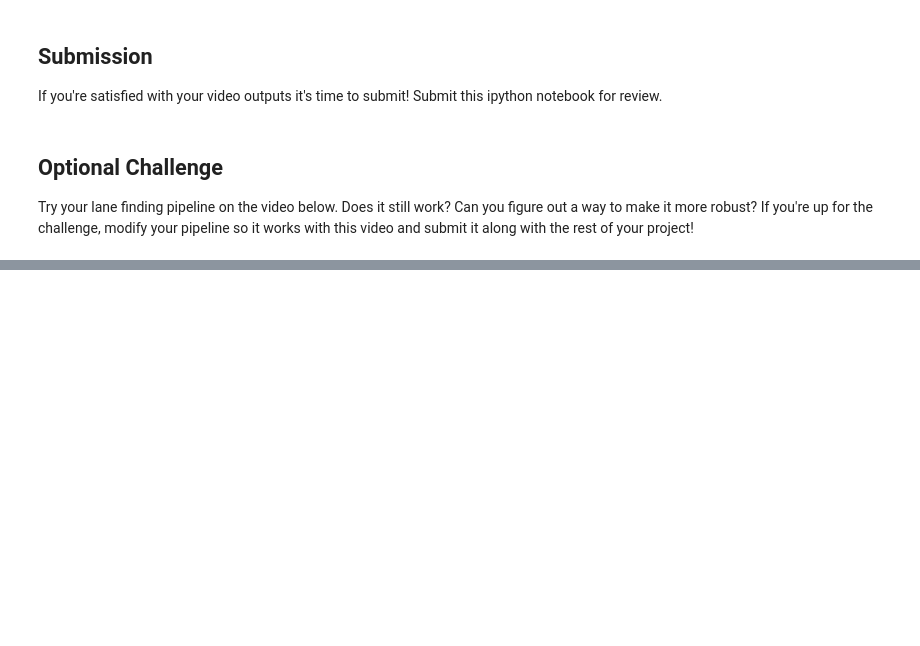
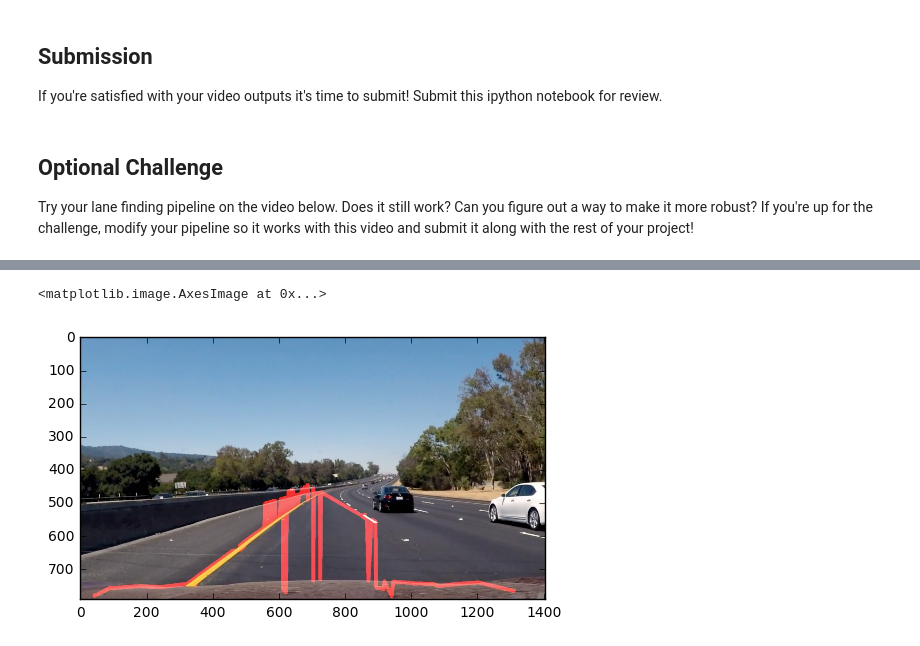
Before and after one commit to pejvan/CarND-LaneLines-P1, a Jupyter notebook: P1.ipynb, the cells around one changed output, grey strips where cells are left out. Cells and saved outputs as stored; diff of their text form; code cells hidden in the pictures; blank space fills up the shorter version.

```diff
--- a/P1.ipynb
+++ b/P1.ipynb
@@ -560,0 +571,6 @@ HTML("""
+# %%
+image2 = mpimg.imread('extra.png')
+plt.imshow(image2)
+# %% [output]
+<matplotlib.image.AxesImage at 0x...>
+[figure, added]
```
Also changed, not shown: parts of 3 cells of this notebook, 1 other file.
